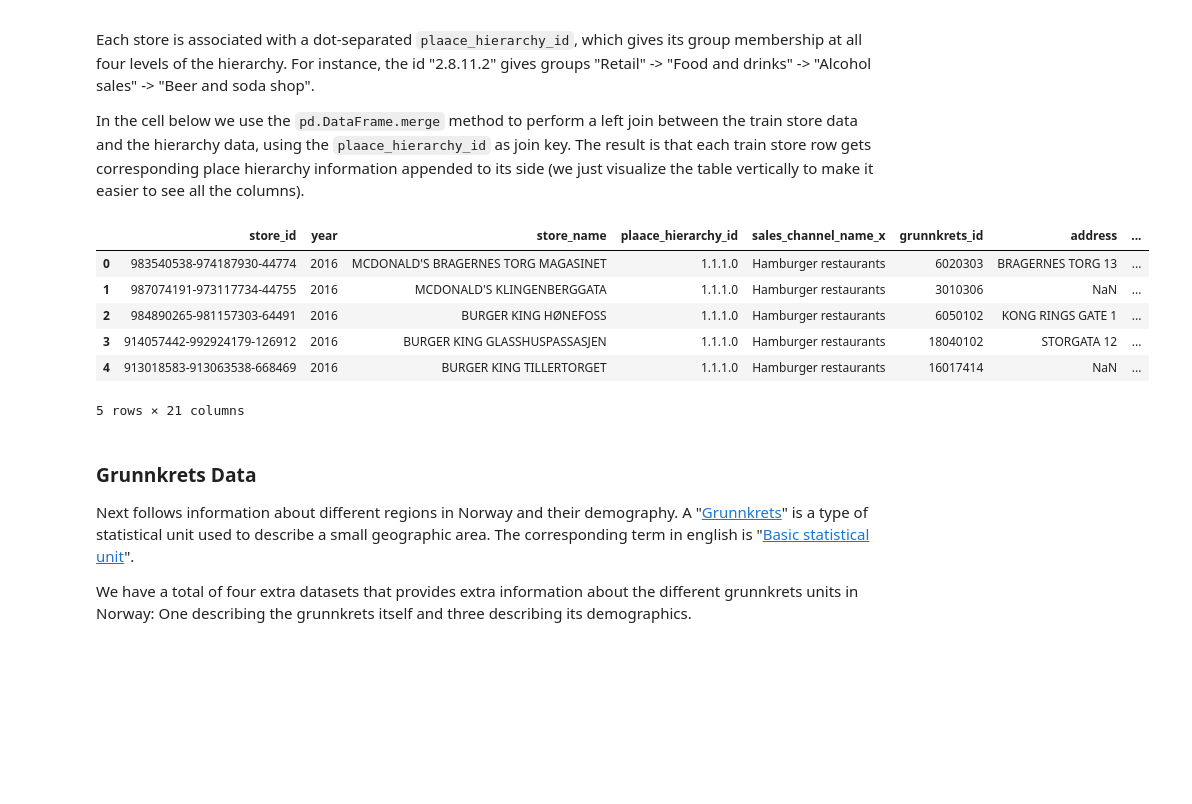
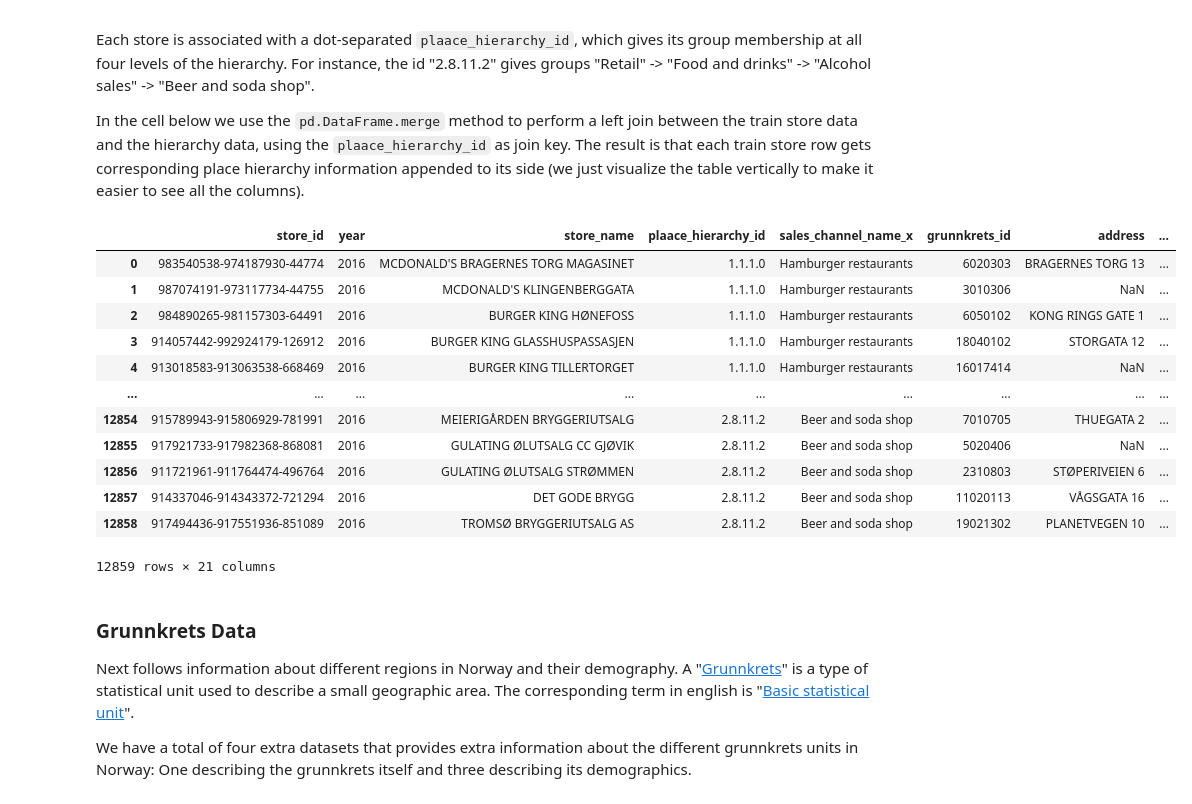
Before and after one commit to vladlevitin/TDT4173-Retail-Revenue-Prediction, a Jupyter notebook: TDT4173 Retail Revenue Prediction/introduction.ipynb, the cells around one changed output. Cells and saved outputs as stored; diff of their text form; code cells hidden in the pictures; blank space fills up the shorter version.

```diff
--- a/TDT4173 Retail Revenue Prediction/introduction.ipynb
+++ b/TDT4173 Retail Revenue Prediction/introduction.ipynb
@@ -140,22 +140,28 @@ Each store is associated with a dot-separated `plaace_hierarchy_id`, which gives
 
 In the cell below we use the `pd.DataFrame.merge` method to perform a left join between the train store data and the hierarchy data, using the `plaace_hierarchy_id` as join key. The result is that each train store row gets corresponding place hierarchy information appended to its side (we just visualize the table vertically to make it easier to see all the columns).
 # %%
-# Read plaace_hierarchy data
+# Read plaace_hierarchy data *
 plaace_hierarchy = pd.read_csv('data/plaace_hierarchy.csv')
 
 # Augment stores_train with information about the hierarchy
 stores_with_hierarchy = stores_train.merge(plaace_hierarchy, how='left', on='plaace_hierarchy_id')
 
 # Show dataframe, but transposed so that we can more easily see all the resulting columns
-stores_with_hierarchy.head()
+stores_with_hierarchy
 # %% [output]
 |  | store_id | year | store_name | plaace_hierarchy_id | sales_channel_name_x | grunnkrets_id | address | ... |
 | 0 | 983540538-974187930-44774 | 2016 | MCDONALD'S BRAGERNES TORG MAGASINET | 1.1.1.0 | Hamburger restaurants | 6020303 | BRAGERNES TORG 13 | ... |
 | 1 | 987074191-973117734-44755 | 2016 | MCDONALD'S KLINGENBERGGATA | 1.1.1.0 | Hamburger restaurants | 3010306 | NaN | ... |
 | 2 | 984890265-981157303-64491 | 2016 | BURGER KING HØNEFOSS | 1.1.1.0 | Hamburger restaurants | 6050102 | KONG RINGS GATE 1 | ... |
 | 3 | 914057442-992924179-126912 | 2016 | BURGER KING GLASSHUSPASSASJEN | 1.1.1.0 | Hamburger restaurants | 18040102 | STORGATA 12 | ... |
 | 4 | 913018583-913063538-668469 | 2016 | BURGER KING TILLERTORGET | 1.1.1.0 | Hamburger restaurants | 16017414 | NaN | ... |
+| ... | ... | ... | ... | ... | ... | ... | ... | ... |
+| 12854 | 915789943-915806929-781991 | 2016 | MEIERIGÅRDEN BRYGGERIUTSALG | 2.8.11.2 | Beer and soda shop | 7010705 | THUEGATA 2 | ... |
+| 12855 | 917921733-917982368-868081 | 2016 | GULATING ØLUTSALG CC GJØVIK | 2.8.11.2 | Beer and soda shop | 5020406 | NaN | ... |
+| 12856 | 911721961-911764474-496764 | 2016 | GULATING ØLUTSALG STRØMMEN | 2.8.11.2 | Beer and soda shop | 2310803 | STØPERIVEIEN 6 | ... |
+| 12857 | 914337046-914343372-721294 | 2016 | DET GODE BRYGG | 2.8.11.2 | Beer and soda shop | 11020113 | VÅGSGATA 16 | ... |
+| 12858 | 917494436-917551936-851089 | 2016 | TROMSØ BRYGGERIUTSALG AS | 2.8.11.2 | Beer and soda shop | 19021302 | PLANETVEGEN 10 | ... |
-5 rows × 21 columns
+12859 rows × 21 columns
 # %% [markdown]
 ### Grunnkrets Data
 
```
Also changed, not shown: parts of 12 cells of this notebook, 10 other files.
